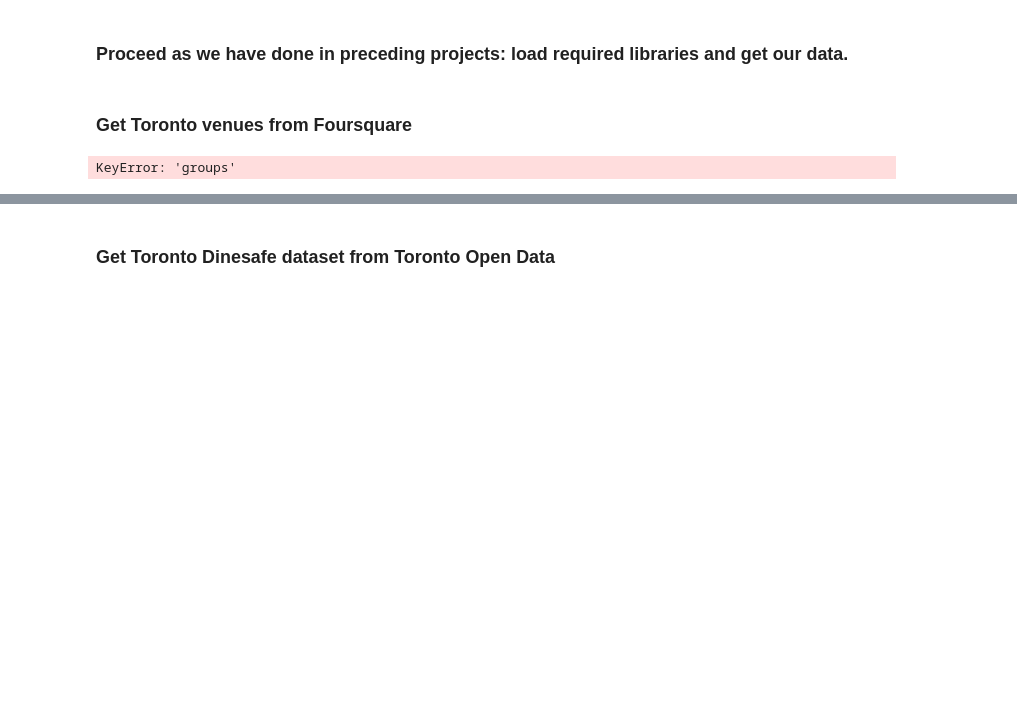
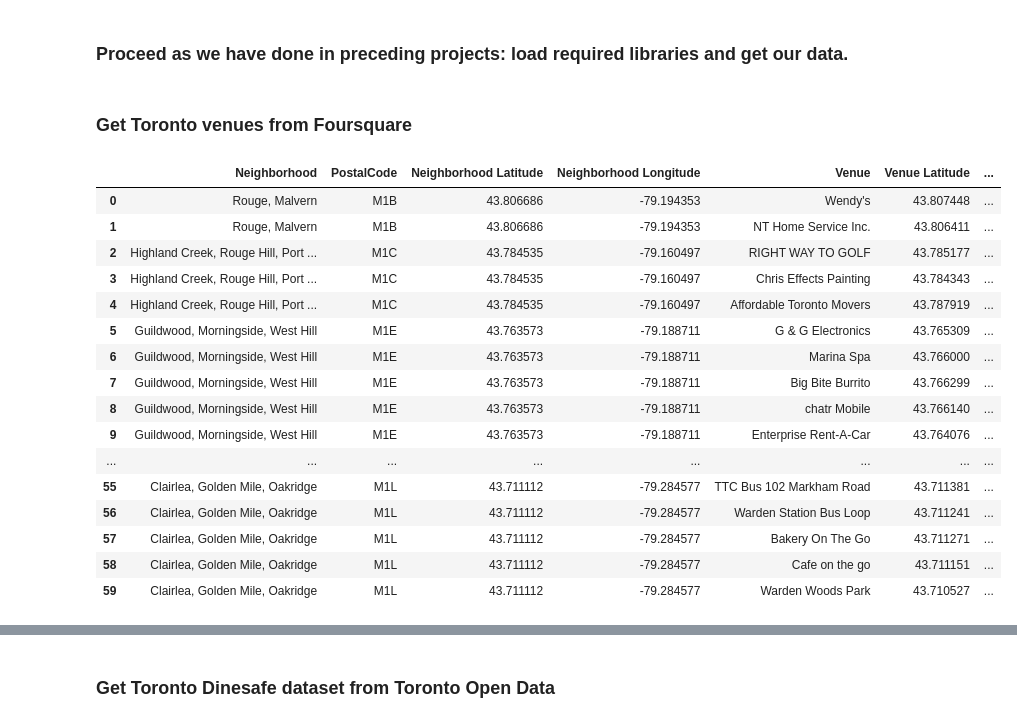
Before and after one commit to filtertron/IBM_DataScience_Capstone, a Jupyter notebook: SaferDiningInToronto.ipynb, the cells around one changed output, grey strips where cells are left out. Saved outputs shown, nothing was run; the diff lists cells and outputs as text; code cells hidden in the pictures; blank space fills up the shorter version.

```diff
--- a/SaferDiningInToronto.ipynb
+++ b/SaferDiningInToronto.ipynb
@@ -168,6 +173,9 @@ As noted above, data sources for this proof of concept project are two:
 #!pip install requests;
 #!pip install lxml;
 #!pip install cchardet;
+#!pip install jellyfish;
+#!pip install d6tstack;
+#!pip install commonregex;
 
 #import the necessary libraries
 import urllib;
@@ -276,10 +284,10 @@ LIMIT = 50; # limit of number of venues returned by Foursquare API
 radius = 500; # define radius from neighborhood centroid in meters
 
 # function to get venues within walking distance of a given neighborhood centroid
-def getNearbyVenues(names, latitudes, longitudes, radius=300):
+def getNearbyVenues(names, postalcodes,latitudes, longitudes, radius=500):
 
     venues_list=[]
-    for name, lat, lng in zip(names, latitudes, longitudes):
+    for name, postalcode, lat, lng in zip(names, postalcodes, latitudes, longitudes):
 
         # create the API request URL
         url = 'https://api.foursquare.com/v2/venues/explore?&oauth_token={}&v={}&ll={},{}&radius={}&limit={}'.format(
@@ -291,35 +299,58 @@ def getNearbyVenues(names, latitudes, longitudes, radius=300):
             LIMIT)
 
         # make the GET request
-        results = requests.get(url).json()["response"]['groups'][0]['items']
+        results = requests.get(url).json()["response"]['groups'][0]['items'];
 
         # return only relevant information for each nearby venue
         venues_list.append([(
             name,
+            postalcode,
             lat,
             lng,
             v['venue']['name'],
             v['venue']['location']['lat'],
             v['venue']['location']['lng'],
-            v['venue']['categories'][0]['name']) for v in results])
+            v['venue']['location']['formattedAddress'],
+            v['venue']['categories'][0]['name']) for v in results]);
 
-    nearby_venues = pd.DataFrame([item for venue_list in venues_list for item in venue_list])
+    nearby_venues = pd.DataFrame([item for venue_list in venues_list for item in venue_list]);
     nearby_venues.columns = ['Neighborhood',
-                  'Neighborhood Latitude',
-                  'Neighborhood Longitude',
-                  'Venue',
-                  'Venue Latitude',
-                  'Venue Longitude',
-                  'Venue Category']
+                             'PostalCode',
+                              'Neighborhood Latitude',
+                              'Neighborhood Longitude',
+                              'Venue',
+                              'Venue Latitude',
+                              'Venue Longitude',
+                              'Venue Address',
+                              'Venue Category'];
 
     return(nearby_venues);
+    #return(results);
 
 toronto_venues = getNearbyVenues(names=toronto_pc_gc_df['Neighbourhood'],
+                                 postalcodes=toronto_pc_gc_df['PostalCode'],
                                    latitudes=toronto_pc_gc_df['Latitude'],
                                    longitudes=toronto_pc_gc_df['Longitude']
                                   )
-# %% [output]
-KeyError: 'groups'
 # %%
 # check to see that data returned as expected
-toronto_venues.head(12)
+toronto_venues.head(60)
+#print(str(toronto_venues));
+# %% [output]
+|  | Neighborhood | PostalCode | Neighborhood Latitude | Neighborhood Longitude | Venue | Venue Latitude | ... |
+| 0 | Rouge, Malvern | M1B | 43.806686 | -79.194353 | Wendy's | 43.807448 | ... |
+| 1 | Rouge, Malvern | M1B | 43.806686 | -79.194353 | NT Home Service Inc. | 43.806411 | ... |
+| 2 | Highland Creek, Rouge Hill, Port ... | M1C | 43.784535 | -79.160497 | RIGHT WAY TO GOLF | 43.785177 | ... |
+| 3 | Highland Creek, Rouge Hill, Port ... | M1C | 43.784535 | -79.160497 | Chris Effects Painting | 43.784343 | ... |
+| 4 | Highland Creek, Rouge Hill, Port ... | M1C | 43.784535 | -79.160497 | Affordable Toronto Movers | 43.787919 | ... |
+| 5 | Guildwood, Morningside, West Hill | M1E | 43.763573 | -79.188711 | G & G Electronics | 43.765309 | ... |
+| 6 | Guildwood, Morningside, West Hill | M1E | 43.763573 | -79.188711 | Marina Spa | 43.766000 | ... |
+| 7 | Guildwood, Morningside, West Hill | M1E | 43.763573 | -79.188711 | Big Bite Burrito | 43.766299 | ... |
+| 8 | Guildwood, Morningside, West Hill | M1E | 43.763573 | -79.188711 | chatr Mobile | 43.766140 | ... |
+| 9 | Guildwood, Morningside, West Hill | M1E | 43.763573 | -79.188711 | Enterprise Rent-A-Car | 43.764076 | ... |
+| ... | ... | ... | ... | ... | ... | ... | ... |
+| 55 | Clairlea, Golden Mile, Oakridge | M1L | 43.711112 | -79.284577 | TTC Bus 102 Markham Road | 43.711381 | ... |
+| 56 | Clairlea, Golden Mile, Oakridge | M1L | 43.711112 | -79.284577 | Warden Station Bus Loop | 43.711241 | ... |
+| 57 | Clairlea, Golden Mile, Oakridge | M1L | 43.711112 | -79.284577 | Bakery On The Go | 43.711271 | ... |
+| 58 | Clairlea, Golden Mile, Oakridge | M1L | 43.711112 | -79.284577 | Cafe on the go | 43.711151 | ... |
+| 59 | Clairlea, Golden Mile, Oakridge | M1L | 43.711112 | -79.284577 | Warden Woods Park | 43.710527 | ... |
```
Also changed, not shown: parts of 26 cells of this notebook.
